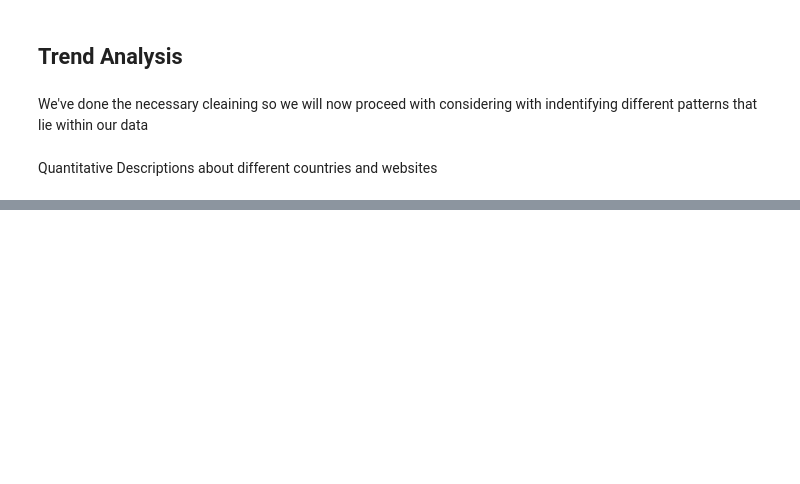
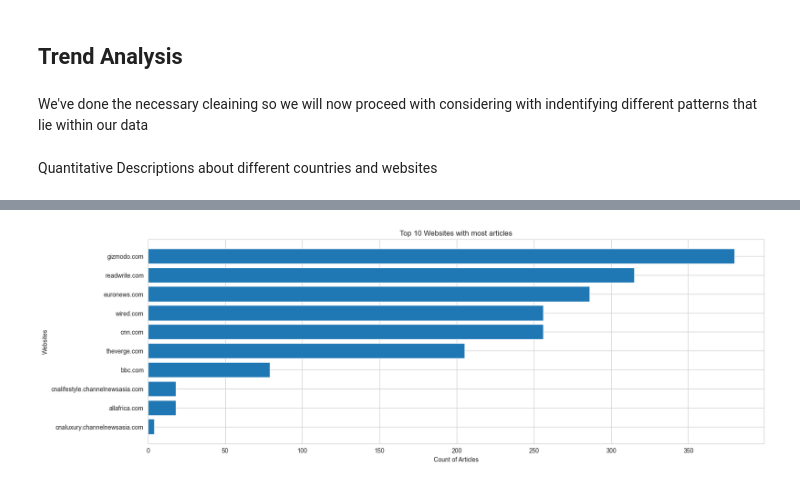
Before and after one commit to AlazarG19/global_news_correlation_10ac_week0, a Jupyter notebook: notebooks/EDA/parse_news_data.ipynb, the cells around one changed output, grey strips where cells are left out. Drawn from its saved outputs; the diff is of its cells as text; code cells hidden in the pictures; blank space fills up the shorter version.

```diff
--- a/notebooks/EDA/parse_news_data.ipynb
+++ b/notebooks/EDA/parse_news_data.ipynb
@@ -273,0 +382,6 @@ Quantitative Descriptions about different countries and websites
+# %%
+# Websites that have the largest number of visitors
+
+utils.barchart_with_grouping(df=rating,x_axis="domain",y_axis="article_id", title = "Top 10 Websites with most articles",  x_label = "Websites", y_label= "Count of Articles" ,ascending=True,orientation="horizontal")
+# %% [output]
+[figure, added]
```
Also changed, not shown: parts of 63 cells of this notebook, 2 other files.
